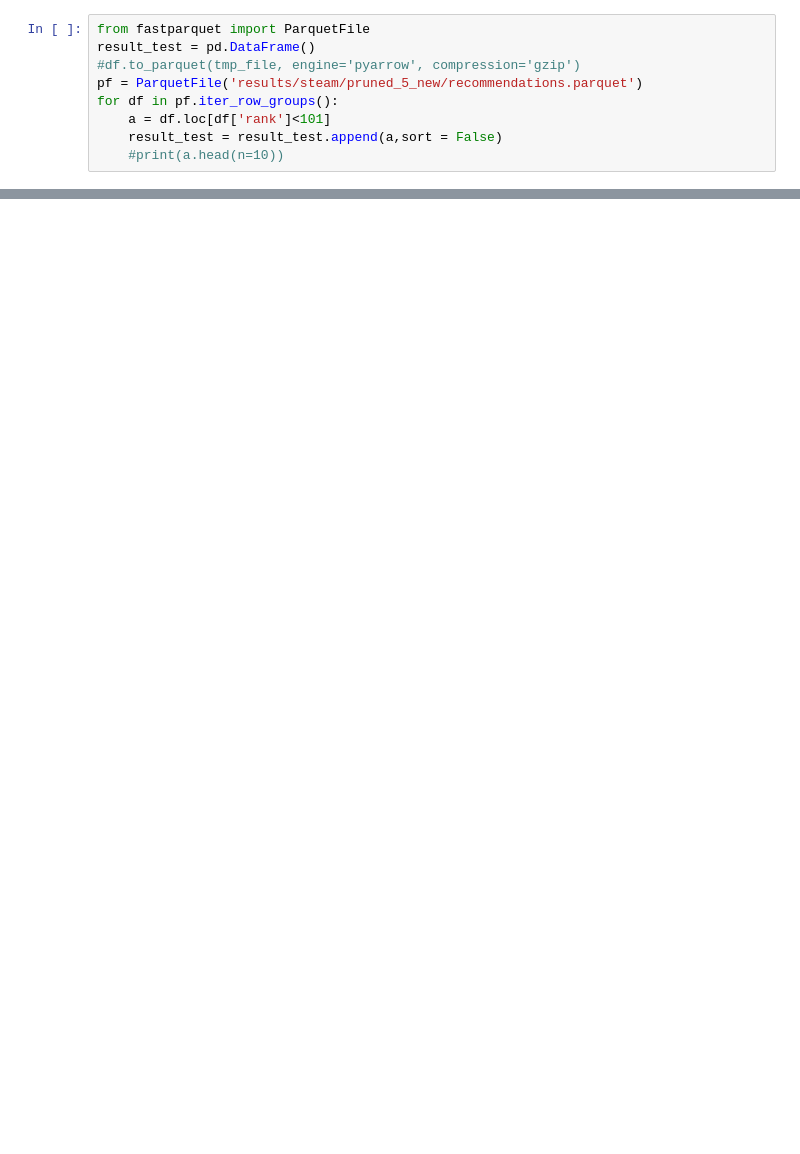
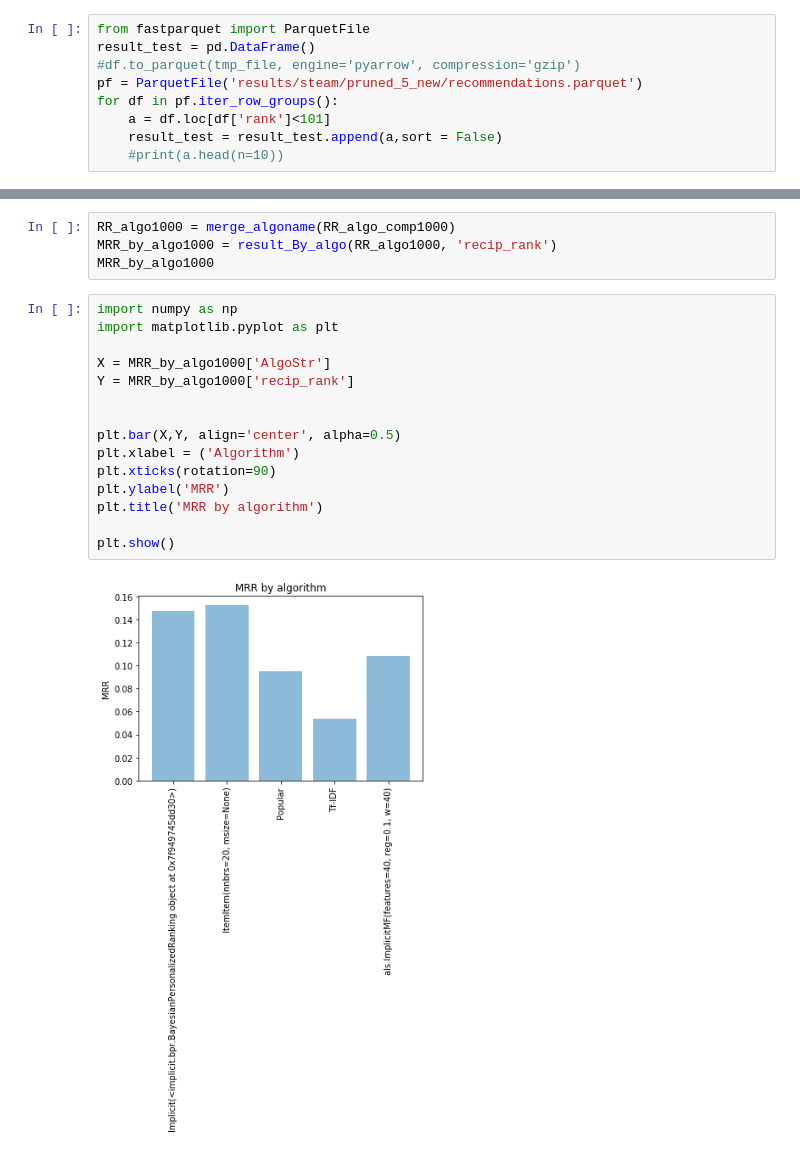
Before and after one commit to amprova/WE_research, a Jupyter notebook: tf_idf_all_users.ipynb, the cells around one changed output, grey strips where cells are left out. Cells and saved outputs as stored; diff of their text form; blank space fills up the shorter version.

```diff
--- a/tf_idf_all_users.ipynb
+++ b/tf_idf_all_users.ipynb
@@ -498,0 +385,21 @@ RR_algo_comp = RR(user, truth_user)
+# %%
+RR_algo1000 = merge_algoname(RR_algo_comp1000)
+MRR_by_algo1000 = result_By_algo(RR_algo1000, 'recip_rank')
+MRR_by_algo1000
+# %%
+import numpy as np
+import matplotlib.pyplot as plt
+
+X = MRR_by_algo1000['AlgoStr']
+Y = MRR_by_algo1000['recip_rank']
+
+
+plt.bar(X,Y, align='center', alpha=0.5)
+plt.xlabel = ('Algorithm')
+plt.xticks(rotation=90)
+plt.ylabel('MRR')
+plt.title('MRR by algorithm')
+
+plt.show()
+# %% [output]
+[figure, added]
```
Also changed, not shown: parts of 50 cells of this notebook.
